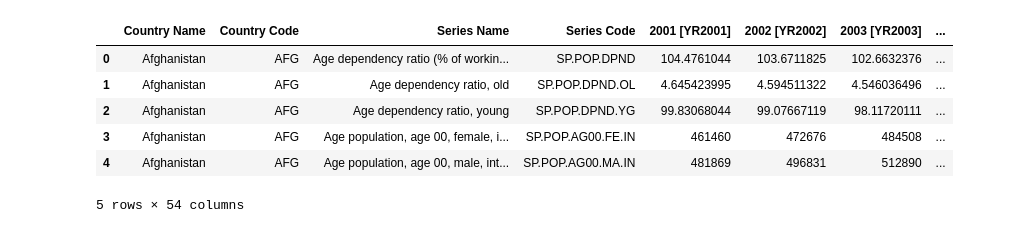
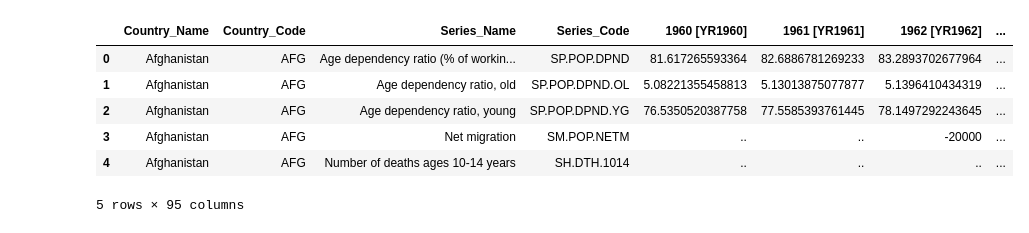
Before and after one commit to devkisdesai/CMPE255-Team-6-Project-Fall-2021-, a Jupyter notebook: EDA.ipynb, the cells around one changed output. Drawn from its saved outputs; the diff is of its cells as text; code cells hidden in the pictures.

```diff
--- a/EDA.ipynb
+++ b/EDA.ipynb
@@ -5,5 +6,6 @@ import pandas as pd
 # %%
-#load data
-data_1960_2000 = pd.read_csv('./Datasets/Population Estimation and Projection 1960-2000.csv',low_memory=False)
-data_2001_2050 = pd.read_csv('./Datasets/Population Estimation and Projection 2001-2050.csv',low_memory=False)
+# load data
+# data_1960_2000 = pd.read_csv('./Datasets/Population Estimation and Projection 1960-2000.csv',low_memory=False)
+# data_2001_2050 = pd.read_csv('./Datasets/Population Estimation and Projection 2001-2050.csv',low_memory=False)
+data_1960_2050 = pd.read_csv('./Datasets/Minimized Data 1960-2050.csv',low_memory=False)
 # %%
@@ -19,14 +13,29 @@ data_1960_2000.head()
 # %%
-data_2001_2050.head()
+# data_2001_2050.head()
-# %% [output]
-|  | Country Name | Country Code | Series Name | Series Code | 2001 [YR2001] | 2002 [YR2002] | 2003 [YR2003] | ... |
-| 0 | Afghanistan | AFG | Age dependency ratio (% of workin... | SP.POP.DPND | 104.4761044 | 103.6711825 | 102.6632376 | ... |
-| 1 | Afghanistan | AFG | Age dependency ratio, old | SP.POP.DPND.OL | 4.645423995 | 4.594511322 | 4.546036496 | ... |
-| 2 | Afghanistan | AFG | Age dependency ratio, young | SP.POP.DPND.YG | 99.83068044 | 99.07667119 | 98.11720111 | ... |
-| 3 | Afghanistan | AFG | Age population, age 00, female, i... | SP.POP.AG00.FE.IN | 461460 | 472676 | 484508 | ... |
-| 4 | Afghanistan | AFG | Age population, age 00, male, int... | SP.POP.AG00.MA.IN | 481869 | 496831 | 512890 | ... |
-5 rows × 54 columns
 # %%
-pop_est = pd.concat([data_1960_2000, data_2001_2050], axis=1, join="outer")
+# Removing Duplicated Fields
+# data_2001_2050.pop('Country Name')
+# data_2001_2050.pop('Country Code')
+# data_2001_2050.pop('Series Name')
+# data_2001_2050.pop('Series Code')
+#
+# pop_data = pd.concat([data_1960_2000, data_2001_2050], axis=1, join="outer")
+# This is a bad assumption. We must fix this or pivot.
+# The line above assumes the data sets are the same length and lined up which is not true.
+
+pop_data = data_1960_2050
+
+pop_data.rename(columns={'Country Name': 'Country_Name'}, inplace=True)
+pop_data.rename(columns={'Country Code': 'Country_Code'}, inplace=True)
+pop_data.rename(columns={'Series Name': 'Series_Name'}, inplace=True)
+pop_data.rename(columns={'Series Code': 'Series_Code'}, inplace=True)
 # %%
-pop_est.head()
+pop_data.head()
+# %% [output]
+|  | Country_Name | Country_Code | Series_Name | Series_Code | 1960 [YR1960] | 1961 [YR1961] | 1962 [YR1962] | ... |
+| 0 | Afghanistan | AFG | Age dependency ratio (% of workin... | SP.POP.DPND | 81.617265593364 | 82.6886781269233 | 83.2893702677964 | ... |
+| 1 | Afghanistan | AFG | Age dependency ratio, old | SP.POP.DPND.OL | 5.08221355458813 | 5.13013875077877 | 5.1396410434319 | ... |
+| 2 | Afghanistan | AFG | Age dependency ratio, young | SP.POP.DPND.YG | 76.5350520387758 | 77.5585393761445 | 78.1497292243645 | ... |
+| 3 | Afghanistan | AFG | Net migration | SM.POP.NETM | .. | .. | -20000 | ... |
+| 4 | Afghanistan | AFG | Number of deaths ages 10-14 years | SH.DTH.1014 | .. | .. | .. | ... |
+5 rows × 95 columns
```
Also changed, not shown: parts of 10 cells of this notebook.
